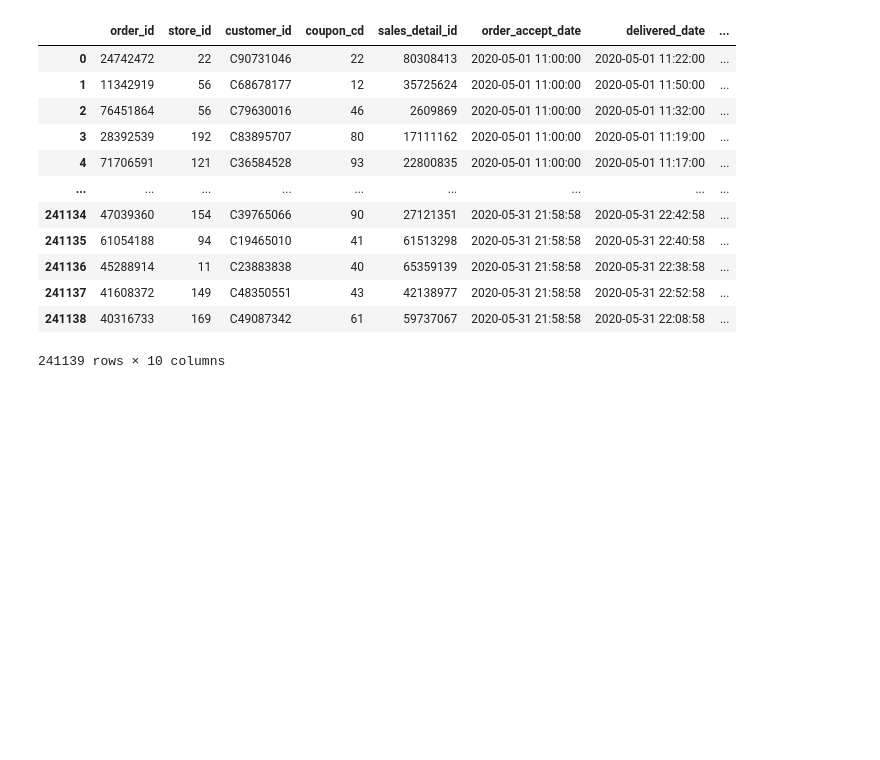
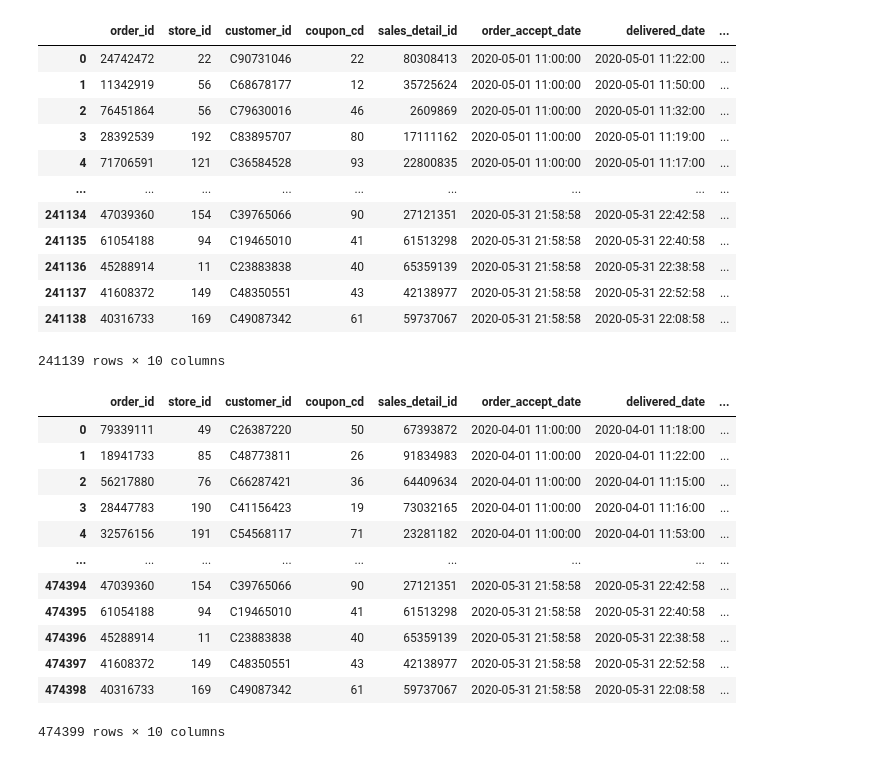
Before and after one commit to CHU1PC/data_analytics_100knock, a Jupyter notebook: MLSys_100Knocks/本章/1章/1.ipynb, the cells around one changed output. Cells and saved outputs as stored; diff of their text form; code cells hidden in the pictures; blank space fills up the shorter version.

```diff
--- a/MLSys_100Knocks/本章/1章/1.ipynb
+++ b/MLSys_100Knocks/本章/1章/1.ipynb
@@ -65,3 +65,18 @@ tbl_order_5
 241139 rows × 10 columns
 # %%
 order_all = pd.concat([tbl_order_4, tbl_order_5], ignore_index=True)
+order_all
+# %% [output]
+|  | order_id | store_id | customer_id | coupon_cd | sales_detail_id | order_accept_date | delivered_date | ... |
+| 0 | 79339111 | 49 | C26387220 | 50 | 67393872 | 2020-04-01 11:00:00 | 2020-04-01 11:18:00 | ... |
+| 1 | 18941733 | 85 | C48773811 | 26 | 91834983 | 2020-04-01 11:00:00 | 2020-04-01 11:22:00 | ... |
+| 2 | 56217880 | 76 | C66287421 | 36 | 64409634 | 2020-04-01 11:00:00 | 2020-04-01 11:15:00 | ... |
+| 3 | 28447783 | 190 | C41156423 | 19 | 73032165 | 2020-04-01 11:00:00 | 2020-04-01 11:16:00 | ... |
+| 4 | 32576156 | 191 | C54568117 | 71 | 23281182 | 2020-04-01 11:00:00 | 2020-04-01 11:53:00 | ... |
+| ... | ... | ... | ... | ... | ... | ... | ... | ... |
+| 474394 | 47039360 | 154 | C39765066 | 90 | 27121351 | 2020-05-31 21:58:58 | 2020-05-31 22:42:58 | ... |
+| 474395 | 61054188 | 94 | C19465010 | 41 | 61513298 | 2020-05-31 21:58:58 | 2020-05-31 22:40:58 | ... |
+| 474396 | 45288914 | 11 | C23883838 | 40 | 65359139 | 2020-05-31 21:58:58 | 2020-05-31 22:38:58 | ... |
+| 474397 | 41608372 | 149 | C48350551 | 43 | 42138977 | 2020-05-31 21:58:58 | 2020-05-31 22:52:58 | ... |
+| 474398 | 40316733 | 169 | C49087342 | 61 | 59737067 | 2020-05-31 21:58:58 | 2020-05-31 22:08:58 | ... |
+474399 rows × 10 columns
```
Also changed, not shown: parts of 13 cells of this notebook.
